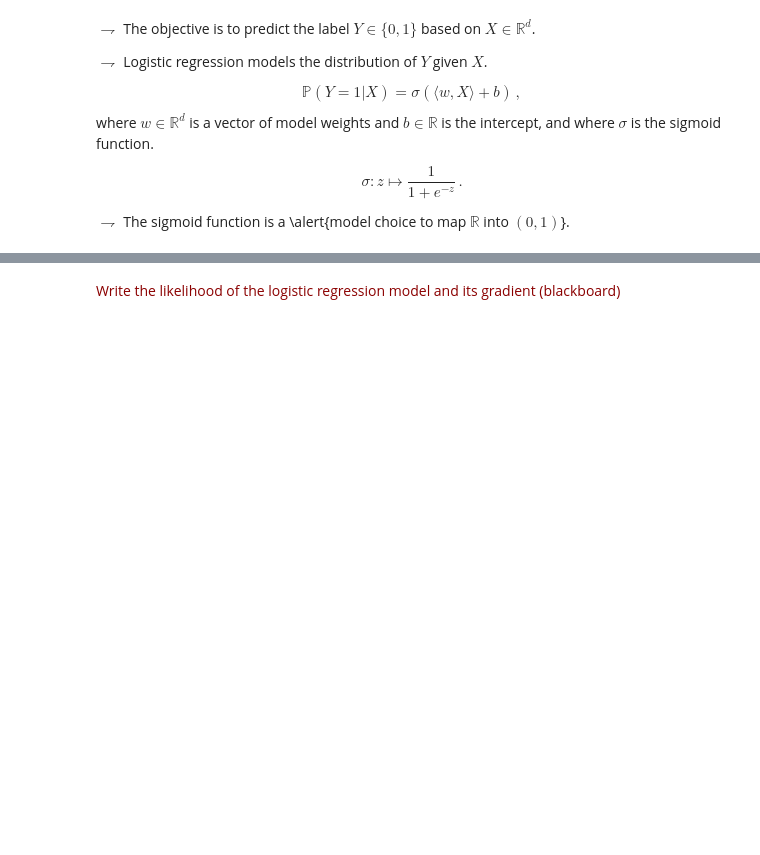
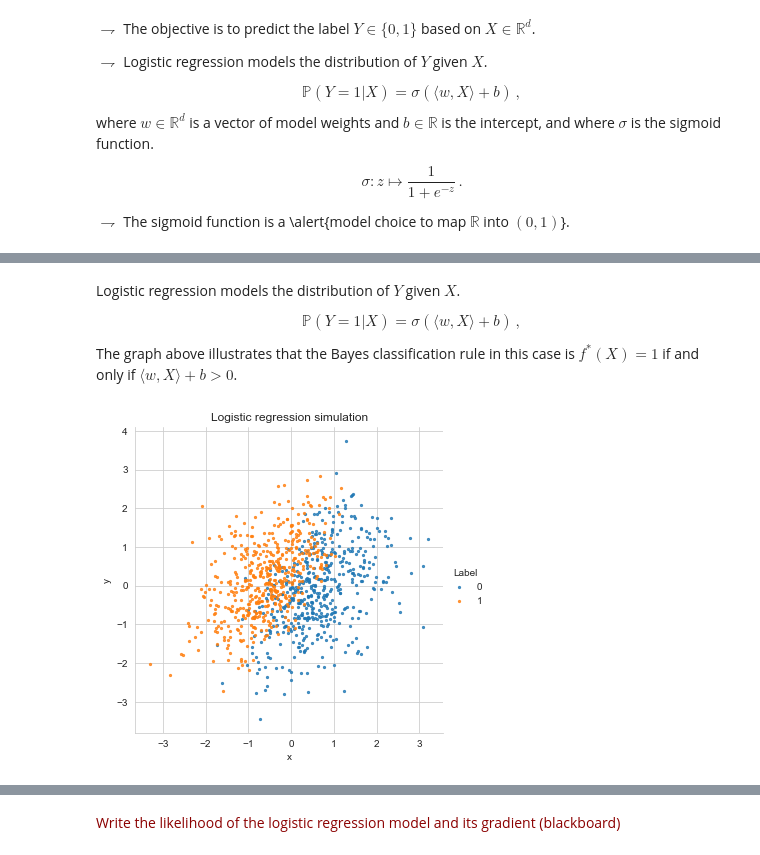
Before and after one commit to sylvainlc/19-map354_share, a Jupyter notebook: 3_Logistic_FeedForward/Lab/Python/logistic_ffnn.ipynb, the cells around one changed output, grey strips where cells are left out. Cells and saved outputs as stored; diff of their text form; code cells hidden in the pictures; blank space fills up the shorter version.

```diff
--- a/3_Logistic_FeedForward/Lab/Python/logistic_ffnn.ipynb
+++ b/3_Logistic_FeedForward/Lab/Python/logistic_ffnn.ipynb
@@ -52,17 +66,28 @@ def sample_logistic(w0, n_samples=1000, corr=0.5):
+# %% [markdown]
+Logistic regression models the distribution of $Y$ given $X$.
+
+\begin{equation*}
+\mathbb{P}(Y = 1| X) = \sigma(\langle w,X \rangle + b)\,,
+\end{equation*}
+
+The graph above illustrates that the Bayes classification rule in this case is
+$f^*(X) = 1$ if and only if $\langle w,X \rangle + b>0$.
 # %%
 n_samples  = 1000
 n_features = 2
 
-w0   = multivariate_normal(np.zeros(n_features), np.eye(2))
+w0   = multivariate_normal([-2,1], np.eye(2))
 
-X, y = sample_logistic(w0, n_samples=n_samples, corr = 0.7)
+X, y = sample_logistic(w0, n_samples=n_samples, corr = 0.3)
 
 simulated_data          = pd.DataFrame(columns = ["x","y","Label"])
 simulated_data["x"]     = X[:,0]
 simulated_data["y"]     = X[:,1]
 simulated_data["Label"] = y
 
 sns.set_style("whitegrid")
 sns.lmplot(x = "x", y = "y", data = simulated_data, fit_reg = False, hue = "Label", legend = True, scatter_kws={"s": 5})
 
 plt.title("Logistic regression simulation");
+# %% [output]
+[figure, added]
```
Also changed, not shown: parts of 9 cells of this notebook.
